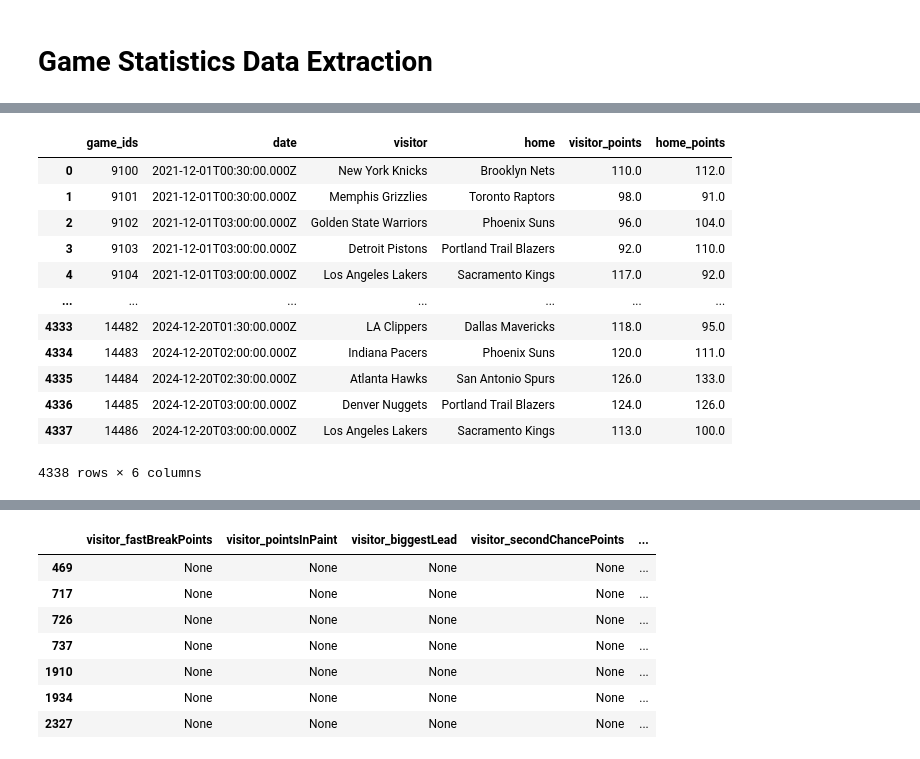
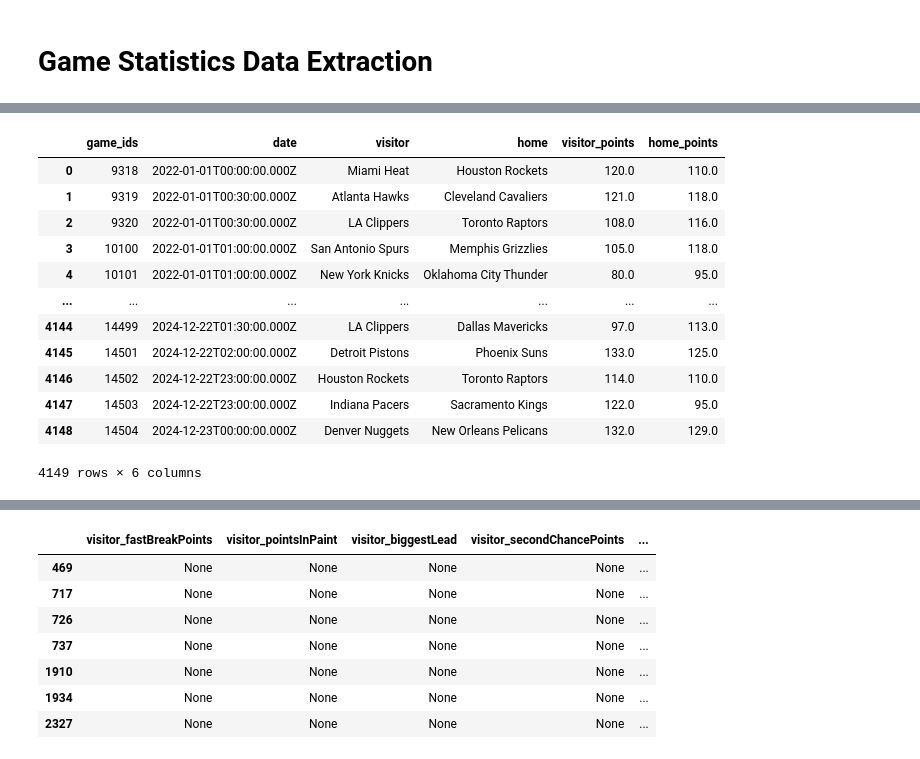
Before and after one commit to VincentGordon-Data-Analyst/nba-api, a Jupyter notebook: API-ETL.ipynb, the cells around one changed output, grey strips where cells are left out. Cells and saved outputs as stored; diff of their text form; code cells hidden in the pictures.

```diff
--- a/API-ETL.ipynb
+++ b/API-ETL.ipynb
@@ -277,23 +277,23 @@ game_df.shape
 # %%
 # Create a Data Frame within specific time frame date
-recent_games = game_df.loc[game_df['date'] >= '2021-12-01']
+recent_games = game_df.loc[game_df['date'] >= '2022-01-01']
 recent_games = recent_games.sort_values(by='date')
 recent_games = recent_games.reset_index(drop=True)
 recent_games
 # %% [output]
 |  | game_ids | date | visitor | home | visitor_points | home_points |
-| 0 | 9100 | 2021-12-01T00:30:00.000Z | New York Knicks | Brooklyn Nets | 110.0 | 112.0 |
-| 1 | 9101 | 2021-12-01T00:30:00.000Z | Memphis Grizzlies | Toronto Raptors | 98.0 | 91.0 |
-| 2 | 9102 | 2021-12-01T03:00:00.000Z | Golden State Warriors | Phoenix Suns | 96.0 | 104.0 |
-| 3 | 9103 | 2021-12-01T03:00:00.000Z | Detroit Pistons | Portland Trail Blazers | 92.0 | 110.0 |
-| 4 | 9104 | 2021-12-01T03:00:00.000Z | Los Angeles Lakers | Sacramento Kings | 117.0 | 92.0 |
+| 0 | 9318 | 2022-01-01T00:00:00.000Z | Miami Heat | Houston Rockets | 120.0 | 110.0 |
+| 1 | 9319 | 2022-01-01T00:30:00.000Z | Atlanta Hawks | Cleveland Cavaliers | 121.0 | 118.0 |
+| 2 | 9320 | 2022-01-01T00:30:00.000Z | LA Clippers | Toronto Raptors | 108.0 | 116.0 |
+| 3 | 10100 | 2022-01-01T01:00:00.000Z | San Antonio Spurs | Memphis Grizzlies | 105.0 | 118.0 |
+| 4 | 10101 | 2022-01-01T01:00:00.000Z | New York Knicks | Oklahoma City Thunder | 80.0 | 95.0 |
 | ... | ... | ... | ... | ... | ... | ... |
-| 4333 | 14482 | 2024-12-20T01:30:00.000Z | LA Clippers | Dallas Mavericks | 118.0 | 95.0 |
-| 4334 | 14483 | 2024-12-20T02:00:00.000Z | Indiana Pacers | Phoenix Suns | 120.0 | 111.0 |
-| 4335 | 14484 | 2024-12-20T02:30:00.000Z | Atlanta Hawks | San Antonio Spurs | 126.0 | 133.0 |
-| 4336 | 14485 | 2024-12-20T03:00:00.000Z | Denver Nuggets | Portland Trail Blazers | 124.0 | 126.0 |
-| 4337 | 14486 | 2024-12-20T03:00:00.000Z | Los Angeles Lakers | Sacramento Kings | 113.0 | 100.0 |
+| 4144 | 14499 | 2024-12-22T01:30:00.000Z | LA Clippers | Dallas Mavericks | 97.0 | 113.0 |
+| 4145 | 14501 | 2024-12-22T02:00:00.000Z | Detroit Pistons | Phoenix Suns | 133.0 | 125.0 |
+| 4146 | 14502 | 2024-12-22T23:00:00.000Z | Houston Rockets | Toronto Raptors | 114.0 | 110.0 |
+| 4147 | 14503 | 2024-12-22T23:00:00.000Z | Indiana Pacers | Sacramento Kings | 122.0 | 95.0 |
+| 4148 | 14504 | 2024-12-23T00:00:00.000Z | Denver Nuggets | New Orleans Pelicans | 132.0 | 129.0 |
-4338 rows × 6 columns
+4149 rows × 6 columns
 # %%
 # Define url and necessary parameters
 url = "https://api-nba-v1.p.rapidapi.com/games/statistics"
```
Also changed, not shown: parts of 5 cells of this notebook, 6 other files.
